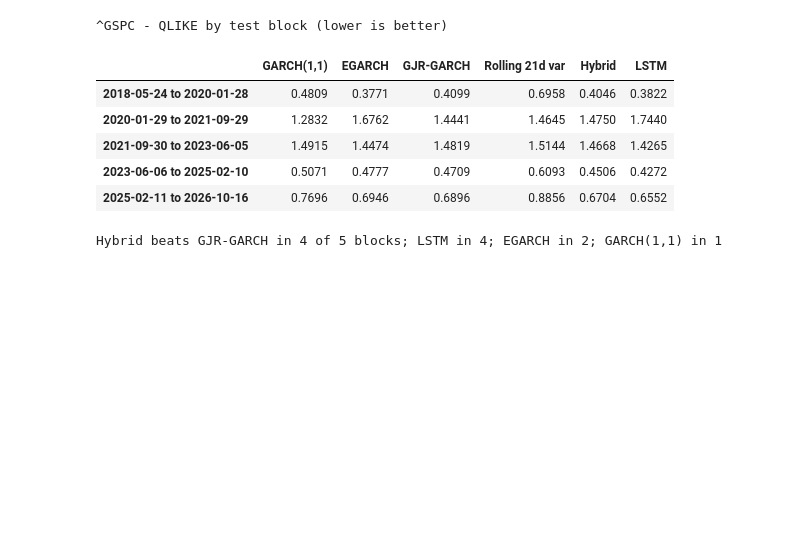
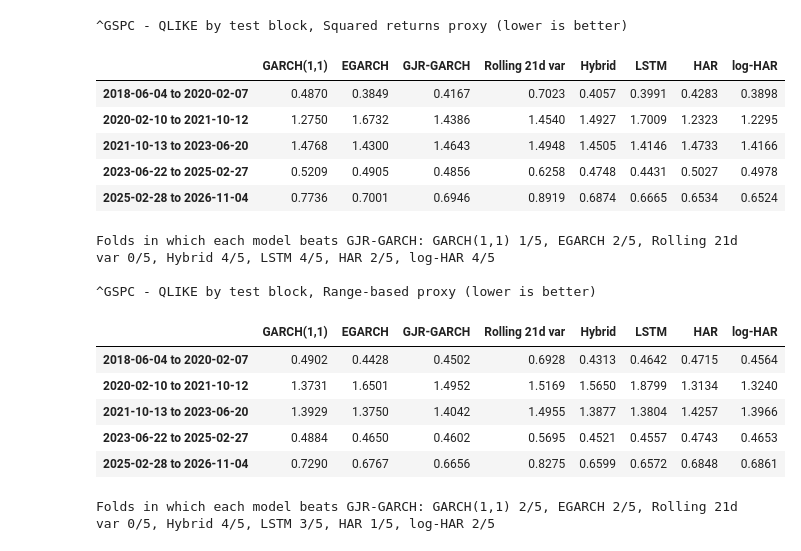
Before and after one commit to laurenbe06/volatility-forecasting, a Jupyter notebook: notebooks/10_rolling_origin.ipynb, the cells around one changed output. Saved outputs shown, nothing was run; the diff lists cells and outputs as text; code cells hidden in the pictures; blank space fills up the shorter version.

```diff
--- a/notebooks/10_rolling_origin.ipynb
+++ b/notebooks/10_rolling_origin.ipynb
@@ -13,7 +13,8 @@ from arch.bootstrap import MCS
 
 TICKERS = ["^GSPC"]                       # add e.g. "AAPL", "JPM" if you like (about 5 min per asset)
 START = "2010-01-01"
-N_SEEDS = 3                               # 5 for a final run
+N_SEEDS = 5
+REFIT_EVERY = 20                          # HAR re-estimation frequency (days) within each fold
 LOOK = 22
 FOLD_STARTS = [0.5, 0.6, 0.7, 0.8, 0.9]   # training ends at these fractions of the data
 FOLD_LEN = 0.1                            # each test block = next 10% of the data
@@ -138,28 +189,34 @@ WARNING:tensorflow:TensorFlow GPU support is not available on native Windows for
 # %%
-def fold_table(tk):
-    r = load_returns(tk)
+def fold_table(tk, proxy_name):
     rows = {}
     for fc in folds[tk]:
-        proxy = r.loc[fc.index] ** 2
-        q = fc.apply(lambda f: (np.log(f) + proxy / f).mean())
-        rows[f"{fc.index[0].date()} to {fc.index[-1].date()}"] = q
+        proxy = proxies[tk][proxy_name].loc[fc.index]
+        rows[f"{fc.index[0].date()} to {fc.index[-1].date()}"] = fc.apply(lambda f: (np.log(f) + proxy / f).mean())
     return pd.DataFrame(rows).T
 
-tables = {tk: fold_table(tk) for tk in TICKERS}
-for tk, tab in tables.items():
-    print(tk, "- QLIKE by test block (lower is better)")
+tables = {(tk, pn): fold_table(tk, pn) for tk in TICKERS for pn in proxies[tk]}
+for (tk, pn), tab in tables.items():
+    print(f"{tk} - QLIKE by test block, {pn} proxy (lower is better)")
     display(tab.round(4))
     rel = tab.sub(tab["GJR-GARCH"], axis=0)
-    print(f"Hybrid beats GJR-GARCH in {(rel['Hybrid'] < 0).sum()} of {len(rel)} blocks; "
-          f"LSTM in {(rel['LSTM'] < 0).sum()}; EGARCH in {(rel['EGARCH'] < 0).sum()}; "
-          f"GARCH(1,1) in {(rel['GARCH(1,1)'] < 0).sum()}\n")
+    print("Folds in which each model beats GJR-GARCH: " +
+          ", ".join(f"{m} {(rel[m] < 0).sum()}/{len(rel)}" for m in rel.columns if m != "GJR-GARCH") + "\n")
 # %% [output]
-^GSPC - QLIKE by test block (lower is better)
+^GSPC - QLIKE by test block, Squared returns proxy (lower is better)
-|  | GARCH(1,1) | EGARCH | GJR-GARCH | Rolling 21d var | Hybrid | LSTM |
-| 2018-05-24 to 2020-01-28 | 0.4809 | 0.3771 | 0.4099 | 0.6958 | 0.4046 | 0.3822 |
-| 2020-01-29 to 2021-09-29 | 1.2832 | 1.6762 | 1.4441 | 1.4645 | 1.4750 | 1.7440 |
-| 2021-09-30 to 2023-06-05 | 1.4915 | 1.4474 | 1.4819 | 1.5144 | 1.4668 | 1.4265 |
-| 2023-06-06 to 2025-02-10 | 0.5071 | 0.4777 | 0.4709 | 0.6093 | 0.4506 | 0.4272 |
-| 2025-02-11 to 2026-10-16 | 0.7696 | 0.6946 | 0.6896 | 0.8856 | 0.6704 | 0.6552 |
+|  | GARCH(1,1) | EGARCH | GJR-GARCH | Rolling 21d var | Hybrid | LSTM | HAR | log-HAR |
+| 2018-06-04 to 2020-02-07 | 0.4870 | 0.3849 | 0.4167 | 0.7023 | 0.4057 | 0.3991 | 0.4283 | 0.3898 |
+| 2020-02-10 to 2021-10-12 | 1.2750 | 1.6732 | 1.4386 | 1.4540 | 1.4927 | 1.7009 | 1.2323 | 1.2295 |
+| 2021-10-13 to 2023-06-20 | 1.4768 | 1.4300 | 1.4643 | 1.4948 | 1.4505 | 1.4146 | 1.4733 | 1.4166 |
+| 2023-06-22 to 2025-02-27 | 0.5209 | 0.4905 | 0.4856 | 0.6258 | 0.4748 | 0.4431 | 0.5027 | 0.4978 |
+| 2025-02-28 to 2026-11-04 | 0.7736 | 0.7001 | 0.6946 | 0.8919 | 0.6874 | 0.6665 | 0.6534 | 0.6524 |
-Hybrid beats GJR-GARCH in 4 of 5 blocks; LSTM in 4; EGARCH in 2; GARCH(1,1) in 1
+Folds in which each model beats GJR-GARCH: GARCH(1,1) 1/5, EGARCH 2/5, Rolling 21d var 0/5, Hybrid 4/5, LSTM 4/5, HAR 2/5, log-HAR 4/5
+
+^GSPC - QLIKE by test block, Range-based proxy (lower is better)
+|  | GARCH(1,1) | EGARCH | GJR-GARCH | Rolling 21d var | Hybrid | LSTM | HAR | log-HAR |
+| 2018-06-04 to 2020-02-07 | 0.4902 | 0.4428 | 0.4502 | 0.6928 | 0.4313 | 0.4642 | 0.4715 | 0.4564 |
+| 2020-02-10 to 2021-10-12 | 1.3731 | 1.6501 | 1.4952 | 1.5169 | 1.5650 | 1.8799 | 1.3134 | 1.3240 |
+| 2021-10-13 to 2023-06-20 | 1.3929 | 1.3750 | 1.4042 | 1.4955 | 1.3877 | 1.3804 | 1.4257 | 1.3966 |
+| 2023-06-22 to 2025-02-27 | 0.4884 | 0.4650 | 0.4602 | 0.5695 | 0.4521 | 0.4557 | 0.4743 | 0.4653 |
+| 2025-02-28 to 2026-11-04 | 0.7290 | 0.6767 | 0.6656 | 0.8275 | 0.6599 | 0.6572 | 0.6848 | 0.6861 |
+Folds in which each model beats GJR-GARCH: GARCH(1,1) 2/5, EGARCH 2/5, Rolling 21d var 0/5, Hybrid 4/5, LSTM 3/5, HAR 1/5, log-HAR 2/5
 # %%
```
Also changed, not shown: parts of 5 cells of this notebook.
